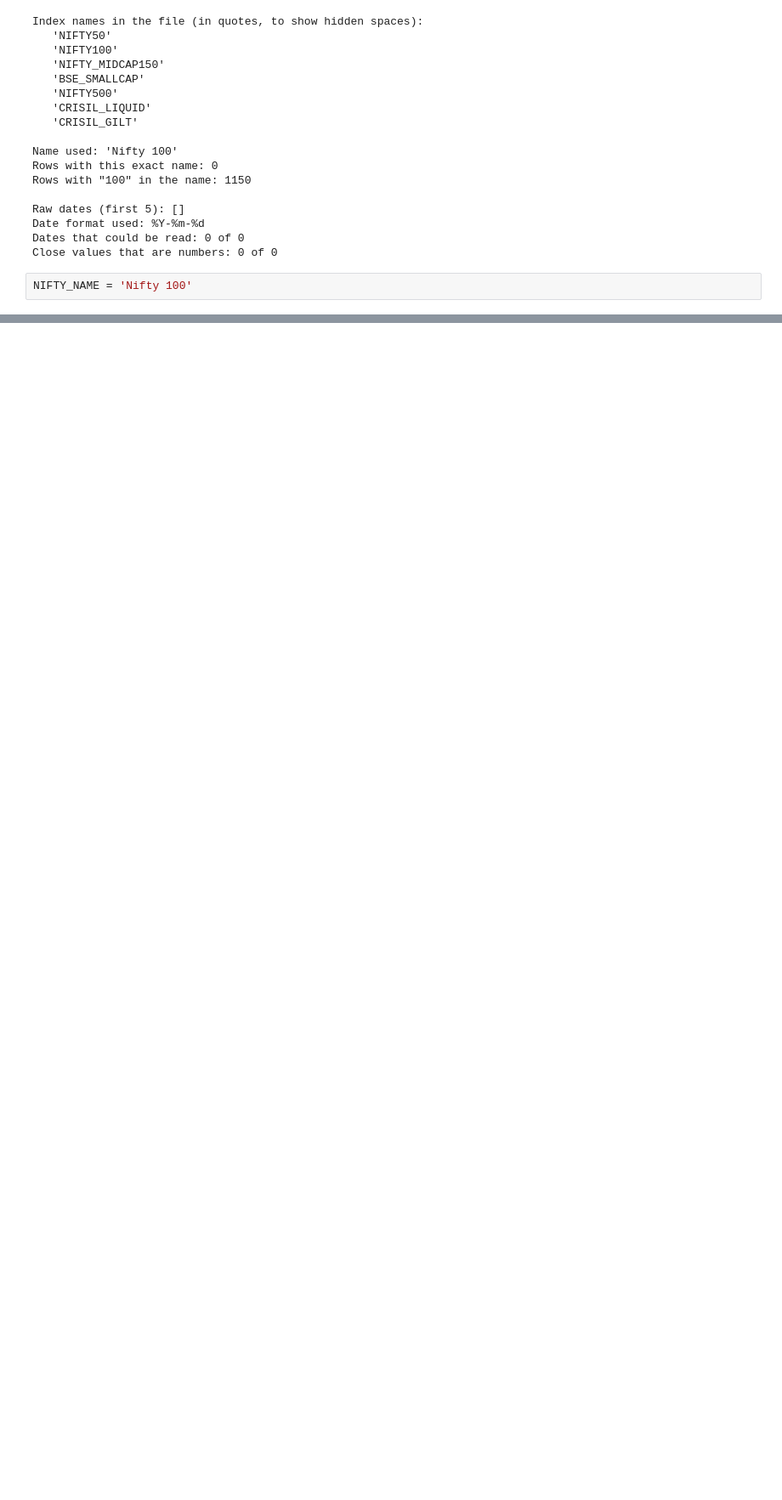
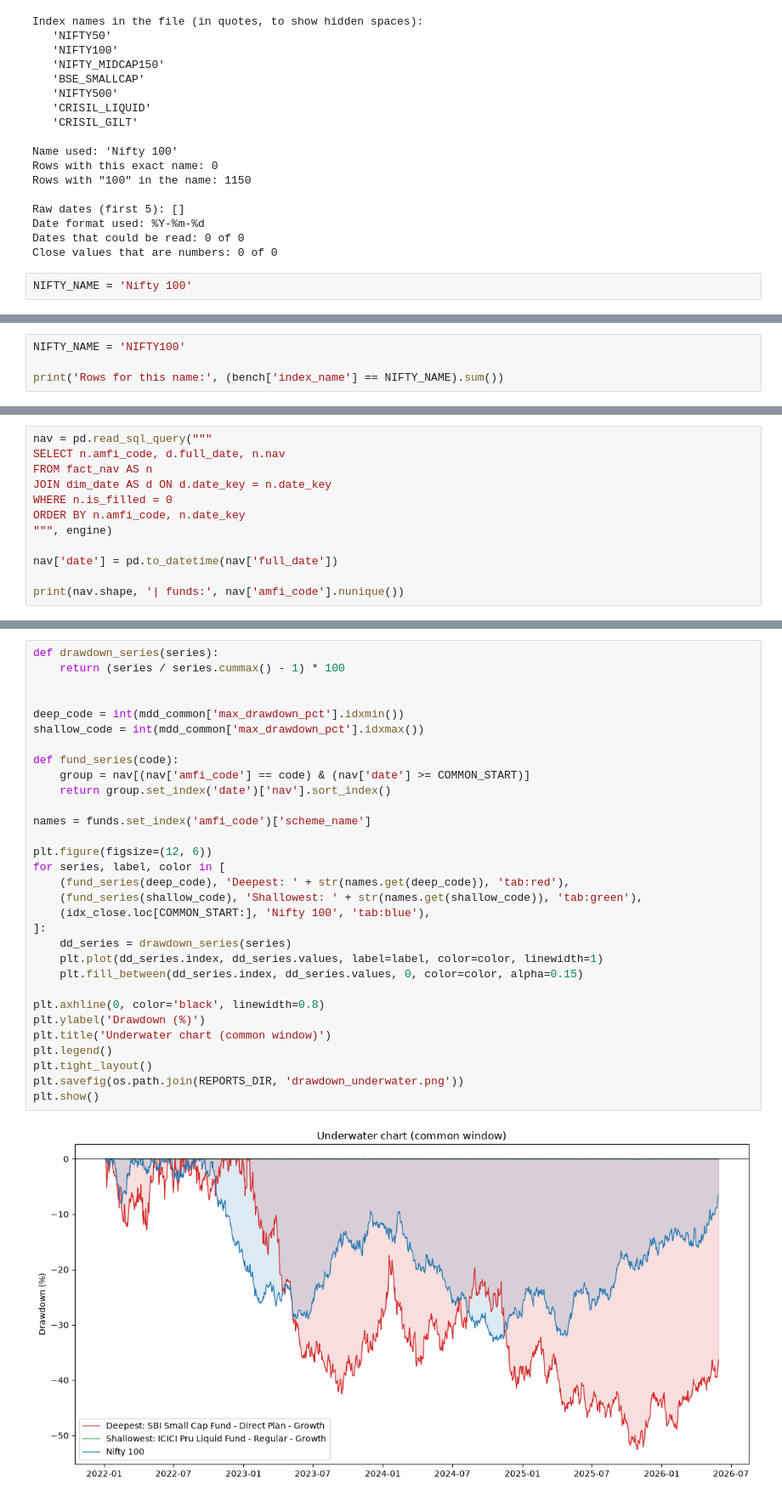
Before and after one commit to kevinmeshram/bluestock-fintech-data-analysis, a Jupyter notebook: notebooks_performance/04_alpha_beta_drawdown.ipynb, the cells around one changed output, grey strips where cells are left out. Shown at 85% size. Drawn from its saved outputs; the diff is of its cells as text; blank space fills up the shorter version.

```diff
--- a/notebooks_performance/04_alpha_beta_drawdown.ipynb
+++ b/notebooks_performance/04_alpha_beta_drawdown.ipynb
@@ -210,0 +218,4 @@ AssertionError: No rows for this index name. Check NIFTY_NAME.
+# %%
+NIFTY_NAME = 'NIFTY100'
+
+print('Rows for this name:', (bench['index_name'] == NIFTY_NAME).sum())
@@ -210,0 +439,12 @@ AssertionError: No rows for this index name. Check NIFTY_NAME.
+# %%
+nav = pd.read_sql_query("""
+SELECT n.amfi_code, d.full_date, n.nav
+FROM fact_nav AS n
+JOIN dim_date AS d ON d.date_key = n.date_key
+WHERE n.is_filled = 0
+ORDER BY n.amfi_code, n.date_key
+""", engine)
+
+nav['date'] = pd.to_datetime(nav['full_date'])
+
+print(nav.shape, '| funds:', nav['amfi_code'].nunique())
@@ -210,0 +599,33 @@ AssertionError: No rows for this index name. Check NIFTY_NAME.
+# %%
+def drawdown_series(series):
+    return (series / series.cummax() - 1) * 100
+
+
+deep_code = int(mdd_common['max_drawdown_pct'].idxmin())
+shallow_code = int(mdd_common['max_drawdown_pct'].idxmax())
+
+def fund_series(code):
+    group = nav[(nav['amfi_code'] == code) & (nav['date'] >= COMMON_START)]
+    return group.set_index('date')['nav'].sort_index()
+
+names = funds.set_index('amfi_code')['scheme_name']
+
+plt.figure(figsize=(12, 6))
+for series, label, color in [
+    (fund_series(deep_code), 'Deepest: ' + str(names.get(deep_code)), 'tab:red'),
+    (fund_series(shallow_code), 'Shallowest: ' + str(names.get(shallow_code)), 'tab:green'),
+    (idx_close.loc[COMMON_START:], 'Nifty 100', 'tab:blue'),
+]:
+    dd_series = drawdown_series(series)
+    plt.plot(dd_series.index, dd_series.values, label=label, color=color, linewidth=1)
+    plt.fill_between(dd_series.index, dd_series.values, 0, color=color, alpha=0.15)
+
+plt.axhline(0, color='black', linewidth=0.8)
+plt.ylabel('Drawdown (%)')
+plt.title('Underwater chart (common window)')
+plt.legend()
+plt.tight_layout()
+plt.savefig(os.path.join(REPORTS_DIR, 'drawdown_underwater.png'))
+plt.show()
+# %% [output]
+[figure, added]
```
Also changed, not shown: parts of 17 cells of this notebook.
